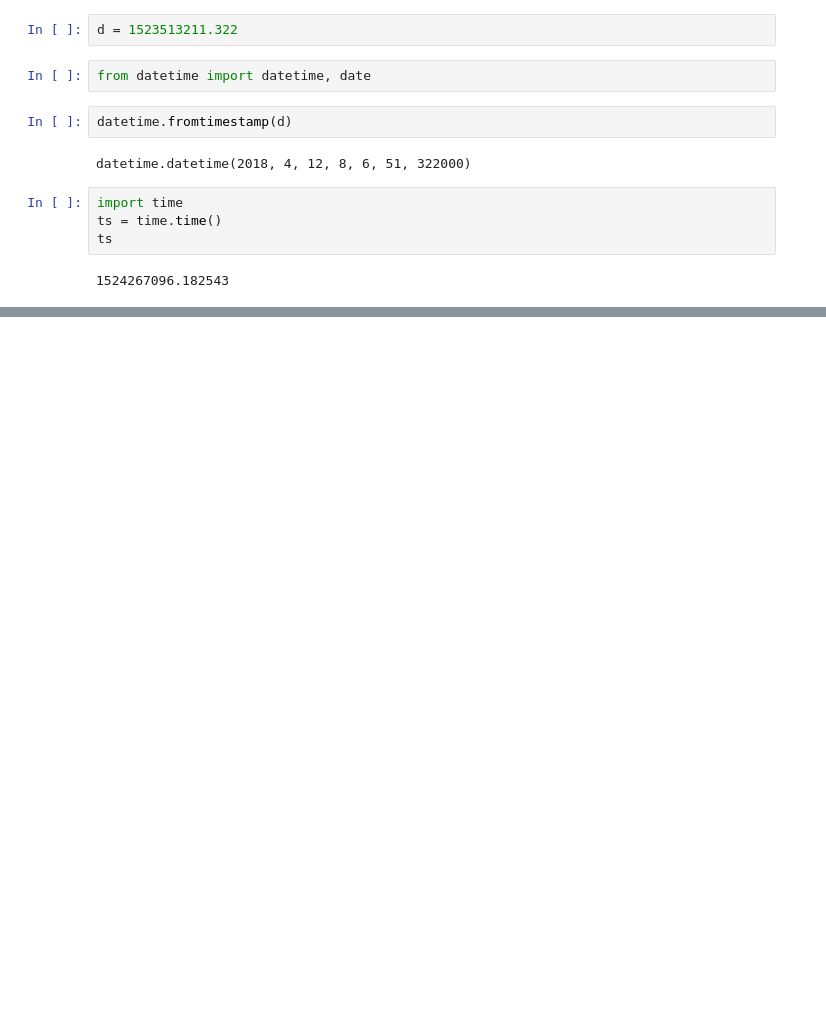
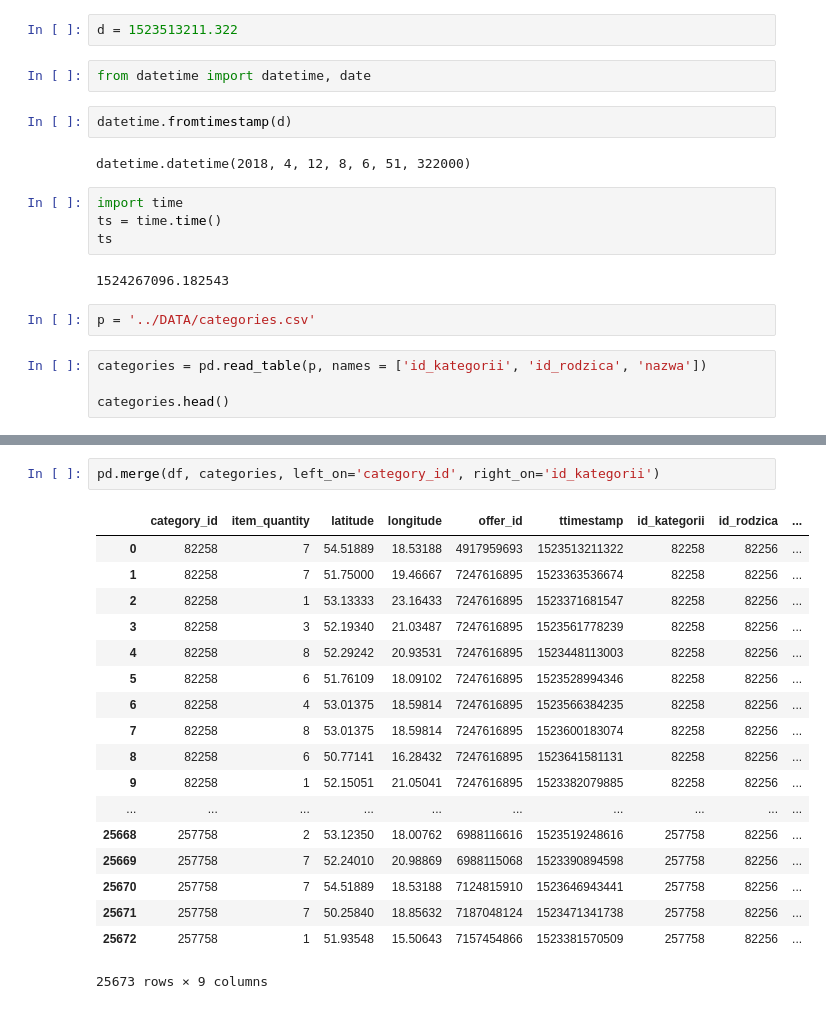
Before and after one commit to zuzia219/tor_LISIE-SURYKATKI-W-KAPELUSZU, a Jupyter notebook: SRC/Analiza_danych.ipynb, the cells around one changed output, grey strips where cells are left out. Cells and saved outputs as stored; diff of their text form; blank space fills up the shorter version.

```diff
--- a/SRC/Analiza_danych.ipynb
+++ b/SRC/Analiza_danych.ipynb
@@ -164,3 +182,9 @@ ts = time.time()
 ts
 # %% [output]
 1524267096.182543
+# %%
+p = '../DATA/categories.csv'
+# %%
+categories = pd.read_table(p, names = ['id_kategorii', 'id_rodzica', 'nazwa'])
+
+categories.head()
@@ -166,0 +198,21 @@ ts
+# %%
+pd.merge(df, categories, left_on='category_id', right_on='id_kategorii')
+# %% [output]
+|  | category_id | item_quantity | latitude | longitude | offer_id | ttimestamp | id_kategorii | id_rodzica | ... |
+| 0 | 82258 | 7 | 54.51889 | 18.53188 | 4917959693 | 1523513211322 | 82258 | 82256 | ... |
+| 1 | 82258 | 7 | 51.75000 | 19.46667 | 7247616895 | 1523363536674 | 82258 | 82256 | ... |
+| 2 | 82258 | 1 | 53.13333 | 23.16433 | 7247616895 | 1523371681547 | 82258 | 82256 | ... |
+| 3 | 82258 | 3 | 52.19340 | 21.03487 | 7247616895 | 1523561778239 | 82258 | 82256 | ... |
+| 4 | 82258 | 8 | 52.29242 | 20.93531 | 7247616895 | 1523448113003 | 82258 | 82256 | ... |
+| 5 | 82258 | 6 | 51.76109 | 18.09102 | 7247616895 | 1523528994346 | 82258 | 82256 | ... |
+| 6 | 82258 | 4 | 53.01375 | 18.59814 | 7247616895 | 1523566384235 | 82258 | 82256 | ... |
+| 7 | 82258 | 8 | 53.01375 | 18.59814 | 7247616895 | 1523600183074 | 82258 | 82256 | ... |
+| 8 | 82258 | 6 | 50.77141 | 16.28432 | 7247616895 | 1523641581131 | 82258 | 82256 | ... |
+| 9 | 82258 | 1 | 52.15051 | 21.05041 | 7247616895 | 1523382079885 | 82258 | 82256 | ... |
+| ... | ... | ... | ... | ... | ... | ... | ... | ... | ... |
+| 25668 | 257758 | 2 | 53.12350 | 18.00762 | 6988116616 | 1523519248616 | 257758 | 82256 | ... |
+| 25669 | 257758 | 7 | 52.24010 | 20.98869 | 6988115068 | 1523390894598 | 257758 | 82256 | ... |
+| 25670 | 257758 | 7 | 54.51889 | 18.53188 | 7124815910 | 1523646943441 | 257758 | 82256 | ... |
+| 25671 | 257758 | 7 | 50.25840 | 18.85632 | 7187048124 | 1523471341738 | 257758 | 82256 | ... |
+| 25672 | 257758 | 1 | 51.93548 | 15.50643 | 7157454866 | 1523381570509 | 257758 | 82256 | ... |
+25673 rows × 9 columns
```
Also changed, not shown: parts of 3 cells of this notebook, 1 other file.
